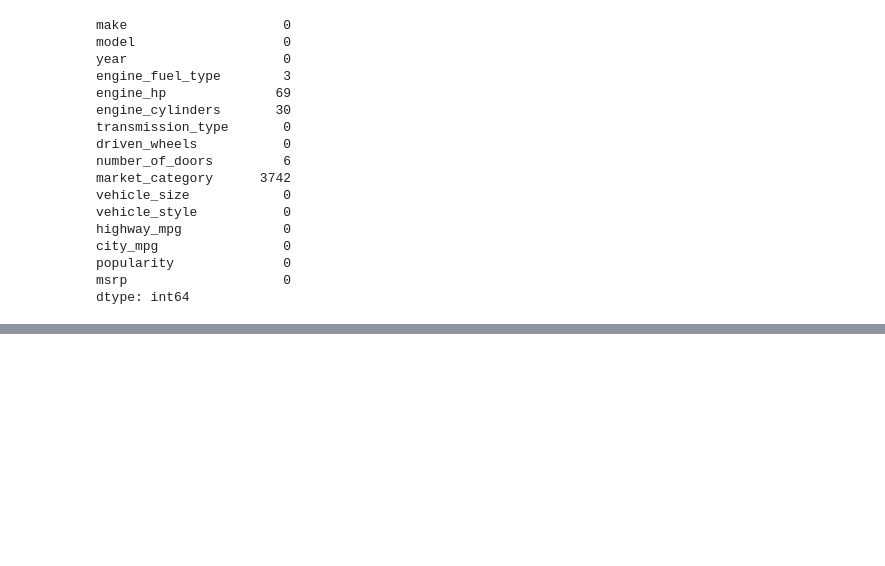
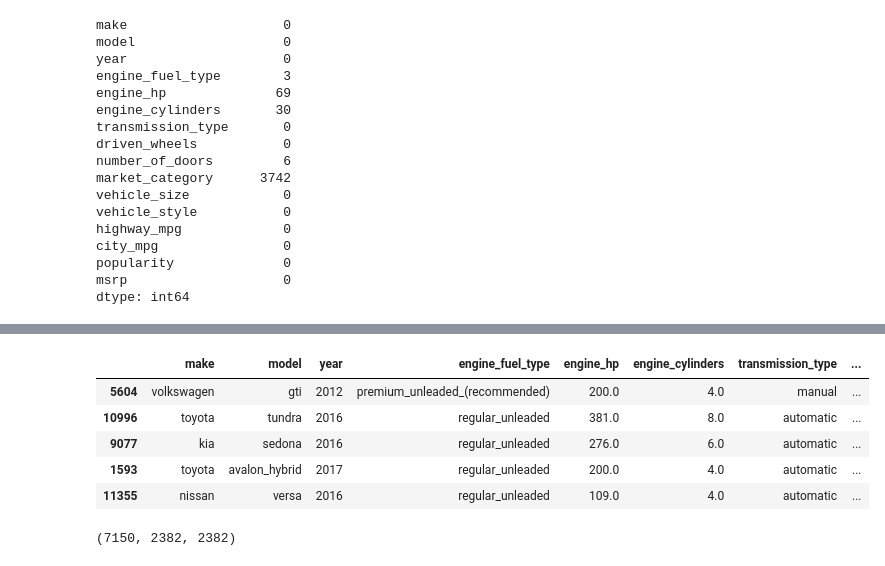
Before and after one commit to engseedorf/Machine-Learning-Zoomcamp, a Jupyter notebook: 02_MachineLearningReg.ipynb, the cells around one changed output, grey strips where cells are left out. Saved outputs shown, nothing was run; the diff lists cells and outputs as text; code cells hidden in the pictures; blank space fills up the shorter version.

```diff
--- a/02_MachineLearningReg.ipynb
+++ b/02_MachineLearningReg.ipynb
@@ -229,0 +277,13 @@ dtype: int64
+# %%
+df_train.head()
+# %% [output]
+|  | make | model | year | engine_fuel_type | engine_hp | engine_cylinders | transmission_type | ... |
+| 5604 | volkswagen | gti | 2012 | premium_unleaded_(recommended) | 200.0 | 4.0 | manual | ... |
+| 10996 | toyota | tundra | 2016 | regular_unleaded | 381.0 | 8.0 | automatic | ... |
+| 9077 | kia | sedona | 2016 | regular_unleaded | 276.0 | 6.0 | automatic | ... |
+| 1593 | toyota | avalon_hybrid | 2017 | regular_unleaded | 200.0 | 4.0 | automatic | ... |
+| 11355 | nissan | versa | 2016 | regular_unleaded | 109.0 | 4.0 | automatic | ... |
+# %%
+len(df_train), len(df_val), len(df_test)
+# %% [output]
+(7150, 2382, 2382)
```
Also changed, not shown: parts of 12 cells of this notebook.
